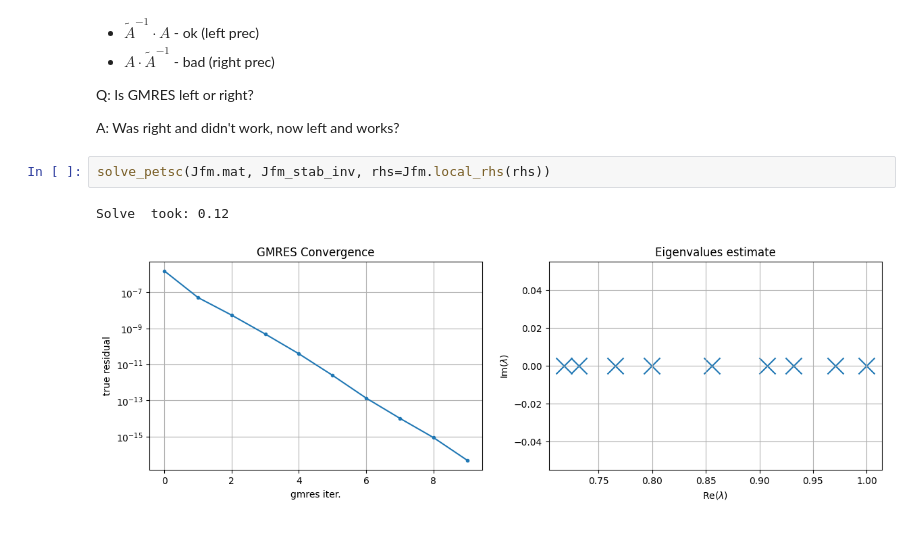
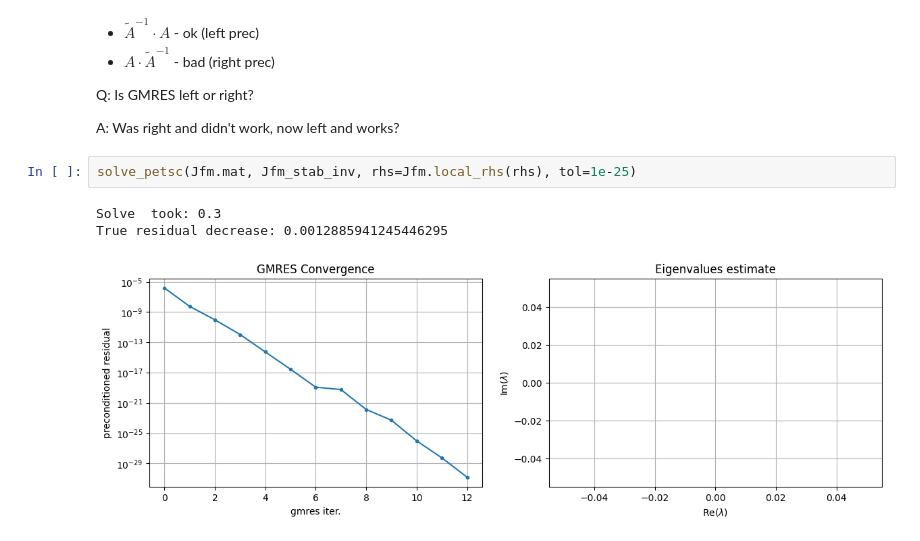
Before and after one commit to pmgbergen/FTHM-Solver, a Jupyter notebook: fpm/full_system_exact.ipynb, the cells around one changed output. Cells and saved outputs as stored; diff of their text form.

```diff
--- a/fpm/full_system copy.ipynb
+++ b/fpm/full_system_exact.ipynb
@@ -214,7 +232,8 @@ Q: Is GMRES left or right?
 
 A: Was right and didn't work, now left and works?
 # %%
-solve_petsc(Jfm.mat, Jfm_stab_inv, rhs=Jfm.local_rhs(rhs))
+solve_petsc(Jfm.mat, Jfm_stab_inv, rhs=Jfm.local_rhs(rhs), tol=1e-25)
 # %% [output]
-Solve  took: 0.12
+Solve  took: 0.3
+True residual decrease: 0.0012885941245446295
-[figure, old version]
+[figure, new version]
```
Also changed, not shown: parts of 7 cells of this notebook, 3 other files.
